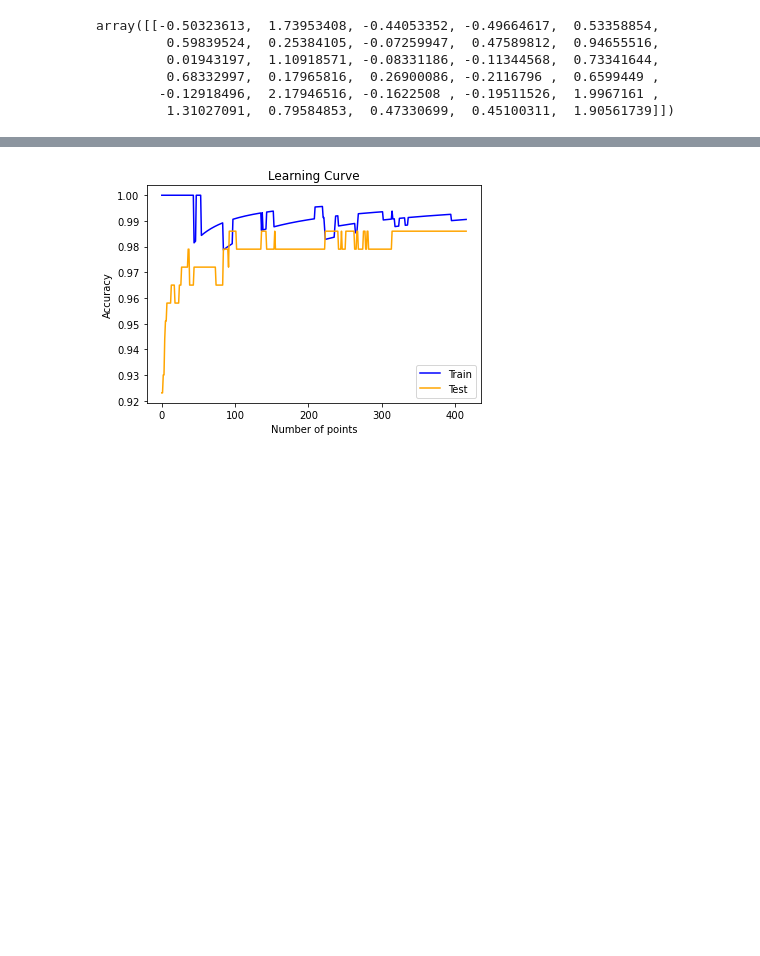
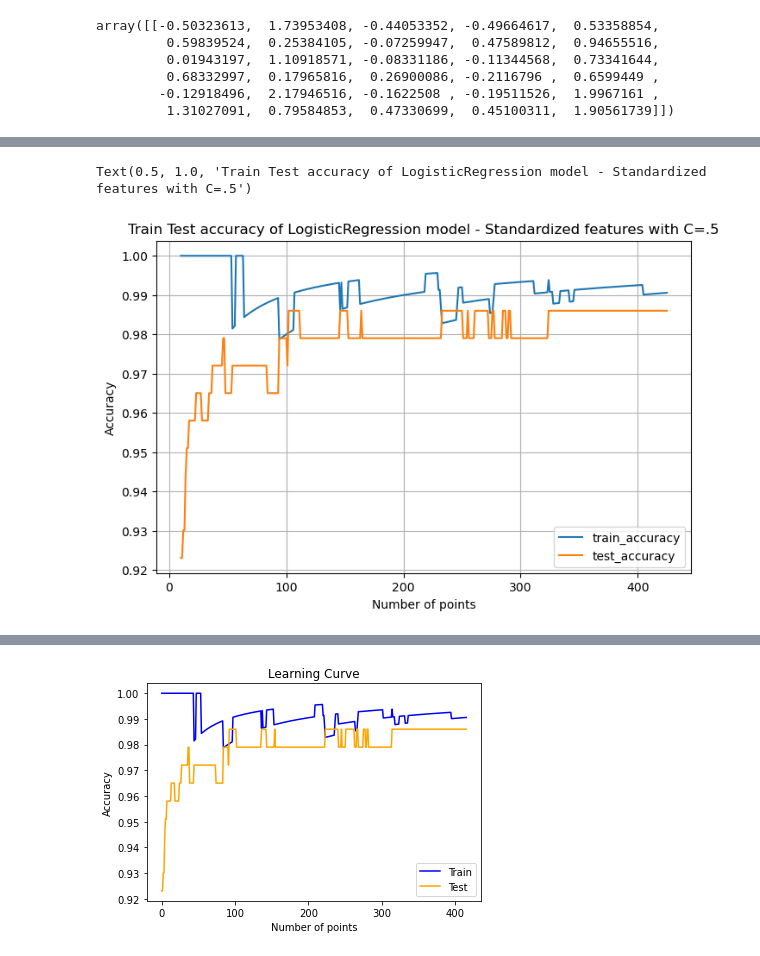
Before and after one commit to kushalnavghare/DSC-540-ADVNCD_ML, a Jupyter notebook: dsc540_project1.ipynb, the cells around one changed output, grey strips where cells are left out. Drawn from its saved outputs; the diff is of its cells as text; code cells hidden in the pictures; blank space fills up the shorter version.

```diff
--- a/dsc540_project1.ipynb
+++ b/dsc540_project1.ipynb
@@ -786,3 +789,15 @@ for n in range(10, X_train_ss.shape[0]):
     accuracy_train.append(metrics.accuracy_score(y_true = y_train[0:n], y_pred = pred_trn))
     pred_tst = clf.predict(X_test_ss)
     accuracy_test.append(metrics.accuracy_score(y_true = y_test, y_pred = pred_tst))
+# %%
+plt.figure(figsize=(8, 5))
+plt.plot([i for i in range(10, X_train_ss.shape[0])], accuracy_train, label='train_accuracy')
+plt.plot([i for i in range(10, X_train_ss.shape[0])], accuracy_test, label='test_accuracy')
+plt.legend()
+plt.grid()
+plt.xlabel('Number of points')
+plt.ylabel('Accuracy')
+plt.title("Train Test accuracy of LogisticRegression model - Standardized features with C=.5")
+# %% [output]
+Text(0.5, 1.0, 'Train Test accuracy of LogisticRegression model - Standardized features with C=.5')
+[figure, added]
```
Also changed, not shown: parts of 35 cells of this notebook.
